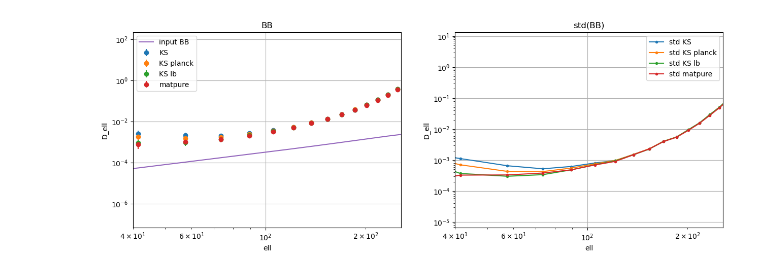
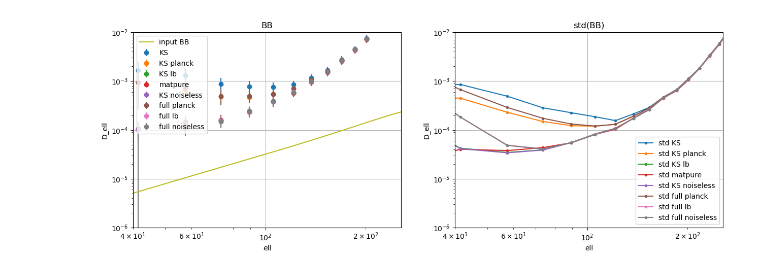
Before and after one commit to catyz/filterbin, a Jupyter notebook: plot.ipynb, the cells around one changed output. Cells and saved outputs as stored; diff of their text form; code cells hidden in the pictures.

```diff
--- a/plot.ipynb
+++ b/plot.ipynb
@@ -22,7 +13,7 @@ nside = 128
 lmax = 3*nside - 1
 npix = 12 * nside**2
 
-input_cls_lcdm = get_camb(1, 0, lmax)
+input_cls_lcdm = mylib.get_camb(Alens=1, r=0, lmax=lmax)
 
 input_cls_noBB = np.copy(input_cls_lcdm)
 input_cls_noBB[2] = np.zeros(lmax+1)
@@ -31,20 +22,13 @@ input_cls_noEE = np.copy(input_cls_lcdm)
 input_cls_noEE[1] = np.zeros(lmax+1)
 input_cls_noEE[3] = np.zeros(lmax+1)
 # %%
-qq, qu, uu = hp.read_map(f'obsmat_nside{nside}/out/0/filterbin_invcov.fits', field=[3,4,5])
-mask = np.zeros(npix)
-mask[qq!=0] = 1
-tr = qq + uu
-det = qq * uu - qu * qu
-weight = 0.5 * (tr - np.sqrt(tr ** 2 - 4 * det) )
+mask, weight = mylib.get_weight(nside)
+fsky = np.sum(mask)/npix
+print(fsky*100)
 
 apo_size = 10
 mask_apo = nmt.mask_apodization(weight, apo_size, 'C2')
 mask_apo /= np.sqrt(np.mean(mask_apo**2))
-
-hp.mollview(mask_apo)
-fsky = len(mask[mask!=0])/npix
-print(fsky*100)
 
 w2 = np.sum(mask_apo**2)/np.sum(mask)
 w4 = np.sum(mask_apo**4)/np.sum(mask)
@@ -55,6 +39,6 @@ Z = sp.sparse.diags_array(mask_apo)
 ZZ = sp.sparse.block_diag([Z, Z, Z])
 R = ZZ @ R_unapo
 
-pi_b = sp.sparse.load_npz(f'apo{apo_size}/pi_b_3000.npz')
+pi_b = sp.sparse.load_npz(f'apo{apo_size}/pi_b_5000.npz')
 # %% [output]
 4.40673828125
@@ -148,8 +129,8 @@ plt.legend()
 # %%
-# w_scalar = nmt.NmtWorkspace()
-# f_scalar = nmt.NmtField(mask_apo, np.empty((1, npix)), beam=bl*np.sqrt(fl_scalar))
-# w_scalar.compute_coupling_matrix(f_scalar, f_scalar, b)
-# bpw_scalar = w_scalar.get_bandpower_windows()[0, :, 0]
+w_scalar = nmt.NmtWorkspace()
+f_scalar = nmt.NmtField(mask_apo, np.empty((1, npix)), beam=bl*np.sqrt(fl_scalar))
+w_scalar.compute_coupling_matrix(f_scalar, f_scalar, b)
+bpw_scalar = w_scalar.get_bandpower_windows()[0, :, 0]
 
 w = nmt.NmtWorkspace()
 f = nmt.NmtField(mask_apo, np.empty((2, npix)), beam=bl*np.sqrt(fl))
@@ -425,42 +416,44 @@ axes[0].errorbar(ells, mean_KS, yerr=std_KS, fmt='o', label='KS')
 axes[0].errorbar(ells, mean_KS_planck, yerr=std_KS_planck, fmt='o', label='KS planck')
 axes[0].errorbar(ells, mean_KS_lb, yerr=std_KS_lb, fmt='o', label='KS lb')
 axes[0].errorbar(ells, mean_matpure, yerr=std_matpure, fmt='o', label='matpure')
-# axes[0].errorbar(ells, mean_KS_noiseless, yerr=std_KS_noiseless, fmt='o', label='KS noiseless')
-# axes[0].errorbar(ells, mean_full_planck, yerr=std_full_planck, fmt='o', label='full planck')
-# axes[0].errorbar(ells, mean_full_lb, yerr=std_full_lb, fmt='o', label='full lb')
-# axes[0].errorbar(ells, mean_full_noiseless, yerr=std_full_noiseless, fmt='o', label='full noiseless')
+axes[0].errorbar(ells, mean_KS_noiseless, yerr=std_KS_noiseless, fmt='o', label='KS noiseless')
+axes[0].errorbar(ells, mean_full_planck, yerr=std_full_planck, fmt='o', label='full planck')
+axes[0].errorbar(ells, mean_full_lb, yerr=std_full_lb, fmt='o', label='full lb')
+axes[0].errorbar(ells, mean_full_noiseless, yerr=std_full_noiseless, fmt='o', label='full noiseless')
+
 # axes[0].plot(c2d*s4, label='nl_s4')
 # axes[0].errorbar(ells, c2db*mean_nl_KS, yerr=c2db*std_nl_KS, fmt='.', label='Nl_bb_KS')
 # axes[0].errorbar(ells, c2db*mean_nl_pure, yerr=c2db*std_nl_pure, fmt='.', label='Nl_bb_pure')
 
 
 # axes[0].plot(c2d*cl_noise_pure_pol[3], label='residual noise matpure', linestyle='dashed')
 # axes[0].plot(c2d*cl_noise_KS_pol[3], label='residual noise KS', linestyle='dashed')
 # axes[0].plot(c2d*cl_noise_scalar, label='residual noise scalar', linestyle='dashed')
 axes[0].plot(c2d*input_cls[2], label='input BB')
 axes[0].set_title('BB')
 # axes[0].set_ylim([1e-5, 1e-1])
 
 # axes[1].plot(ells, std, marker='.',label='std pcl')
 axes[1].plot(ells, std_KS, marker='.',label='std KS')
 axes[1].plot(ells, std_KS_planck, marker='.',label='std KS planck')
 axes[1].plot(ells, std_KS_lb, marker='.',label='std KS lb')
 axes[1].plot(ells, std_matpure, marker='.',label='std matpure')
-# axes[1].plot(ells, std_KS_noiseless, marker='.',label='std KS noiseless')
-# axes[1].plot(ells, std_full_planck, marker='.',label='std full planck')
-# axes[1].plot(ells, std_full_lb, marker='.',label='std full lb')
-# axes[1].plot(ells, std_full_noiseless, marker='.',label='std full noiseless')
+axes[1].plot(ells, std_KS_noiseless, marker='.',label='std KS noiseless')
+axes[1].plot(ells, std_full_planck, marker='.',label='std full planck')
+axes[1].plot(ells, std_full_lb, marker='.',label='std full lb')
+axes[1].plot(ells, std_full_noiseless, marker='.',label='std full noiseless')
+
 # axes[1].plot(ells, c2db*knox, label='knox')
 axes[1].set_title('std(BB)')
 # axes[1].set_ylim([1e-8, 1e-6])
 
 for ax in axes.flatten():
     ax.legend()
     ax.set_xlim([40, 2*nside])
-    # ax.set_ylim([1e-5, 1e-1])
+    ax.set_ylim([1e-6, 1e-2])
     ax.loglog()
     ax.grid()
     ax.set_xlabel('ell')
     ax.set_ylabel('D_ell')
 # %% [output]
-[figure, old version]
+[figure, new version]
```
Also changed, not shown: parts of 19 cells of this notebook, 5 other files.
